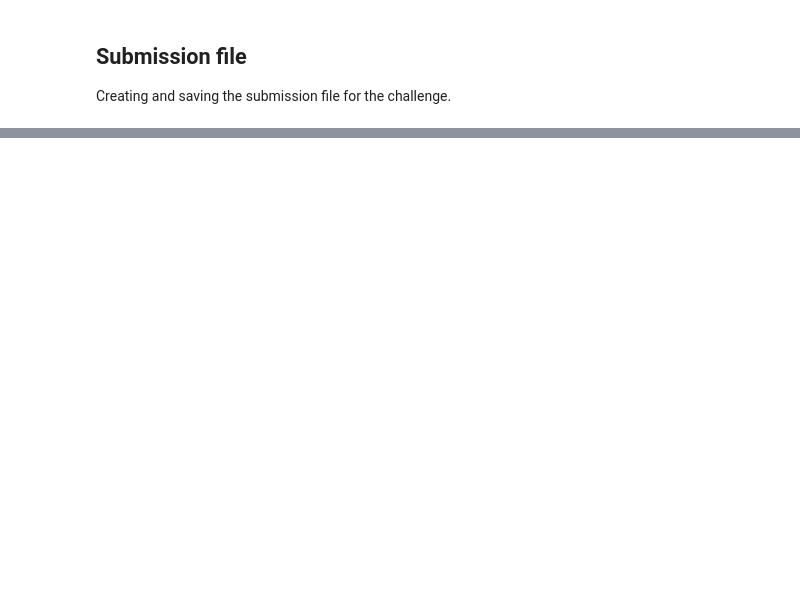
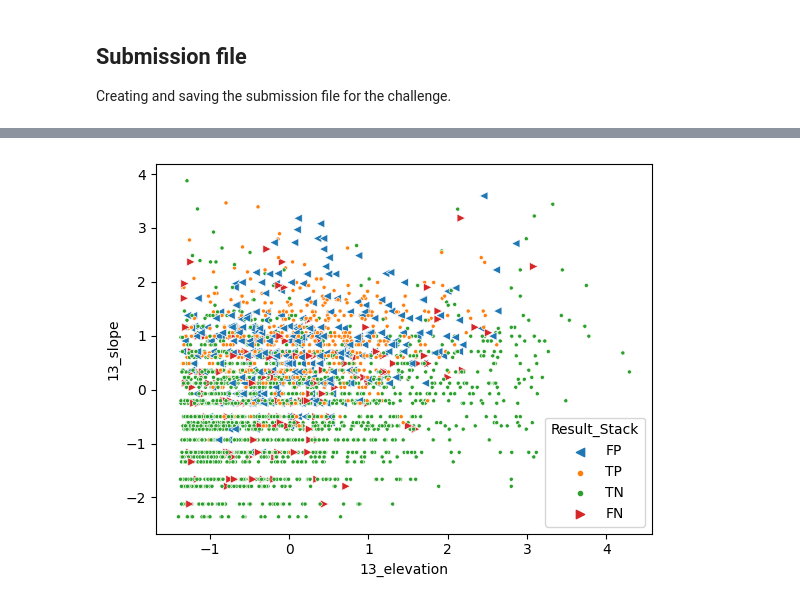
Before and after one commit to SunTwoShine/zindi_landslide_prevention, a Jupyter notebook: model.ipynb, the cells around one changed output, grey strips where cells are left out. Saved outputs shown, nothing was run; the diff lists cells and outputs as text; code cells hidden in the pictures; blank space fills up the shorter version.

```diff
--- a/model.ipynb
+++ b/model.ipynb
@@ -392,6 +340,8 @@ plt.show()
 # %%
 markers = {'TN': '.', 'TP': '.', 'FP': '<', 'FN': '>'}
 # %%
-sns.scatterplot(x='13_elevation', y='13_slope', data=results_svm_full, hue='Result',
-                style='Result', markers=markers);
+sns.scatterplot(x='13_elevation', y='13_slope', data=results_df, hue='Result_Stack',
+                style='Result_Stack', markers=markers);
+# %% [output]
+[figure, added]
 # %%
```
Also changed, not shown: parts of 47 cells of this notebook.
